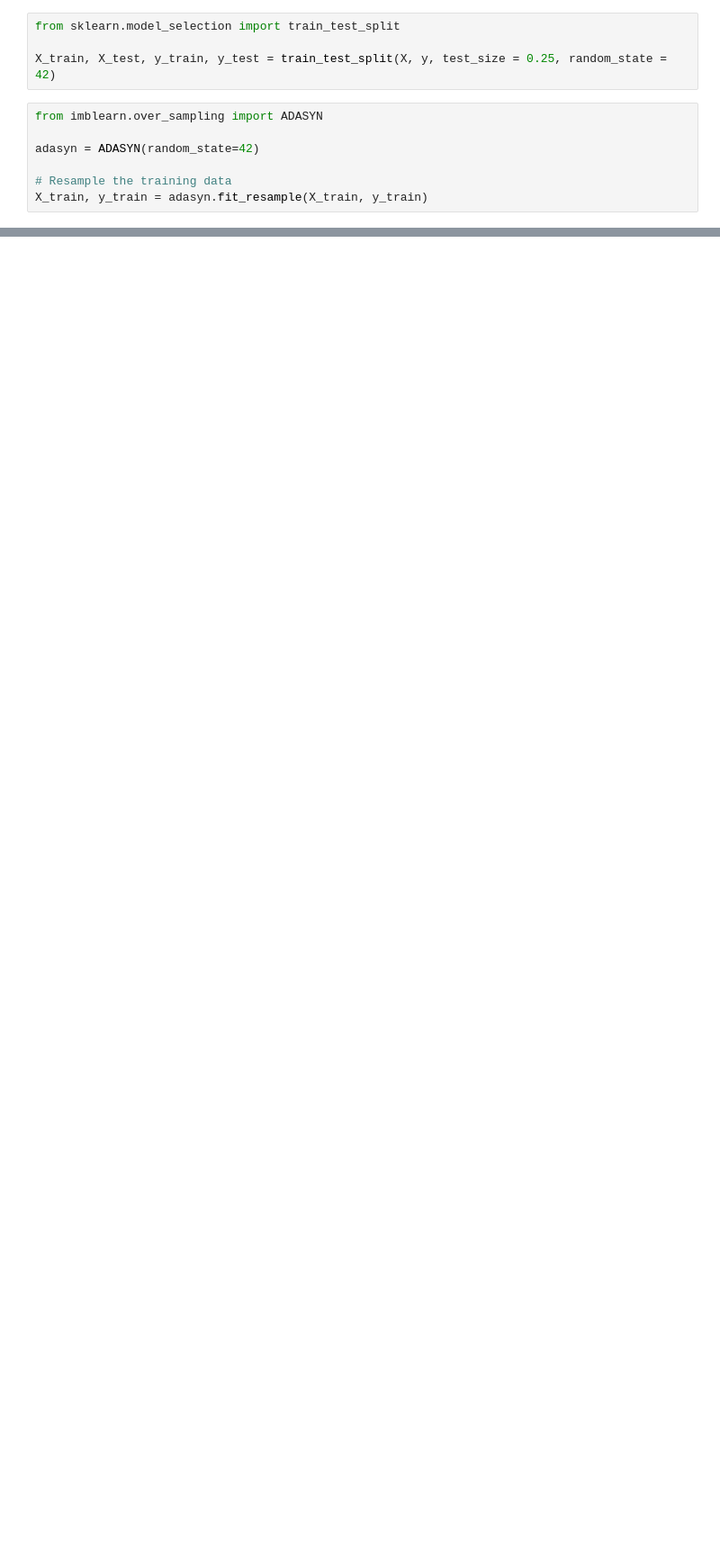
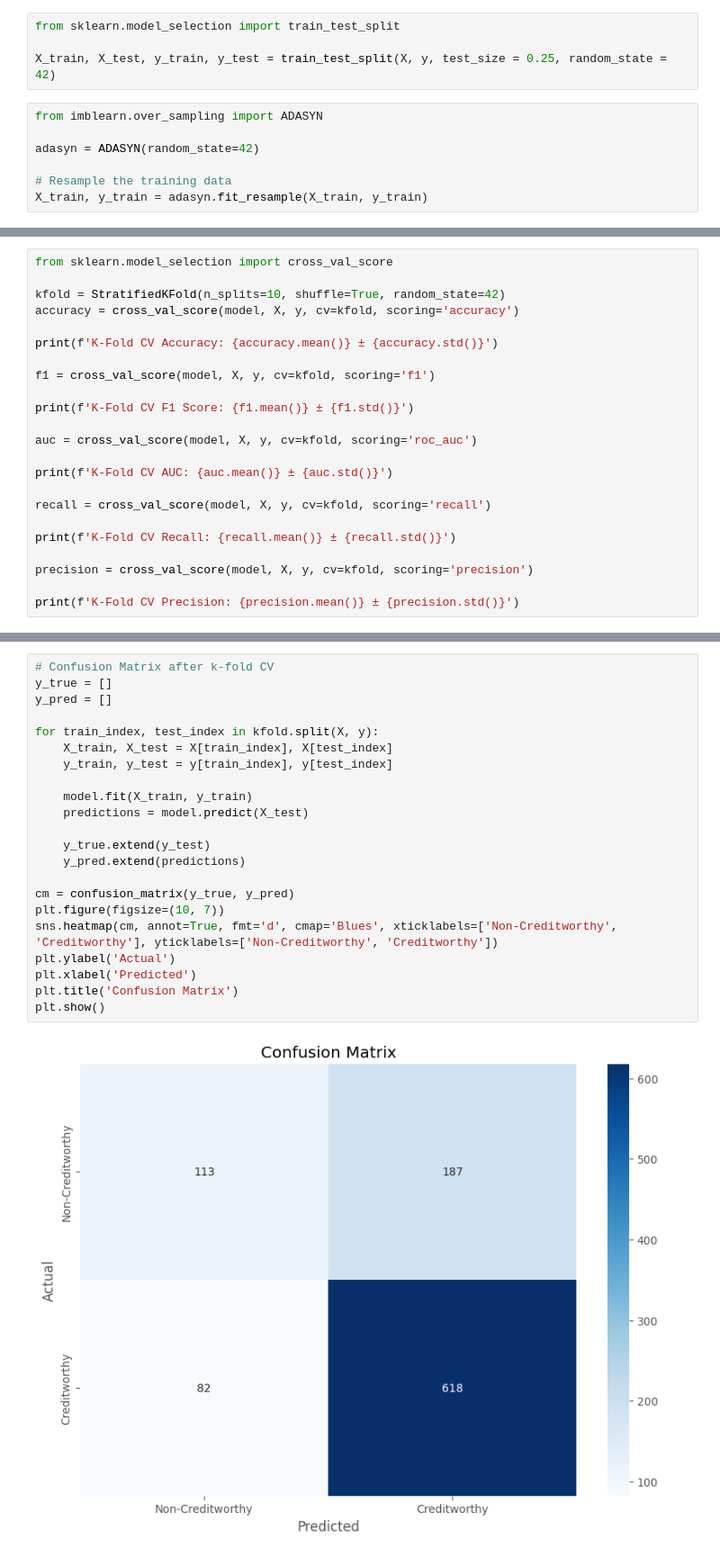
Before and after one commit to sfatew/Credit-worthiness-rating, a Jupyter notebook: KNN/KNN.ipynb, the cells around one changed output, grey strips where cells are left out. Shown: that part at 90% size. Drawn from its saved outputs; the diff is of its cells as text; blank space fills up the shorter version.

```diff
--- a/KNN.ipynb
+++ b/KNN/KNN.ipynb
@@ -280,0 +294,23 @@ AUC: 0.7601523809523809
+# %%
+from sklearn.model_selection import cross_val_score
+
+kfold = StratifiedKFold(n_splits=10, shuffle=True, random_state=42)
+accuracy = cross_val_score(model, X, y, cv=kfold, scoring='accuracy')
+
+print(f'K-Fold CV Accuracy: {accuracy.mean()} ± {accuracy.std()}')
+
+f1 = cross_val_score(model, X, y, cv=kfold, scoring='f1')
+
+print(f'K-Fold CV F1 Score: {f1.mean()} ± {f1.std()}')
+
+auc = cross_val_score(model, X, y, cv=kfold, scoring='roc_auc')
+
+print(f'K-Fold CV AUC: {auc.mean()} ± {auc.std()}')
+
+recall = cross_val_score(model, X, y, cv=kfold, scoring='recall')
+
+print(f'K-Fold CV Recall: {recall.mean()} ± {recall.std()}')
+
+precision = cross_val_score(model, X, y, cv=kfold, scoring='precision')
+
+print(f'K-Fold CV Precision: {precision.mean()} ± {precision.std()}')
@@ -280,0 +323,24 @@ AUC: 0.7601523809523809
+# %%
+# Confusion Matrix after k-fold CV
+y_true = []
+y_pred = []
+
+for train_index, test_index in kfold.split(X, y):
+    X_train, X_test = X[train_index], X[test_index]
+    y_train, y_test = y[train_index], y[test_index]
+
+    model.fit(X_train, y_train)
+    predictions = model.predict(X_test)
+
+    y_true.extend(y_test)
+    y_pred.extend(predictions)
+
+cm = confusion_matrix(y_true, y_pred)
+plt.figure(figsize=(10, 7))
+sns.heatmap(cm, annot=True, fmt='d', cmap='Blues', xticklabels=['Non-Creditworthy', 'Creditworthy'], yticklabels=['Non-Creditworthy', 'Creditworthy'])
+plt.ylabel('Actual')
+plt.xlabel('Predicted')
+plt.title('Confusion Matrix')
+plt.show()
+# %% [output]
+[figure, added]
```
Also changed, not shown: parts of 16 cells of this notebook, 3 other files.
